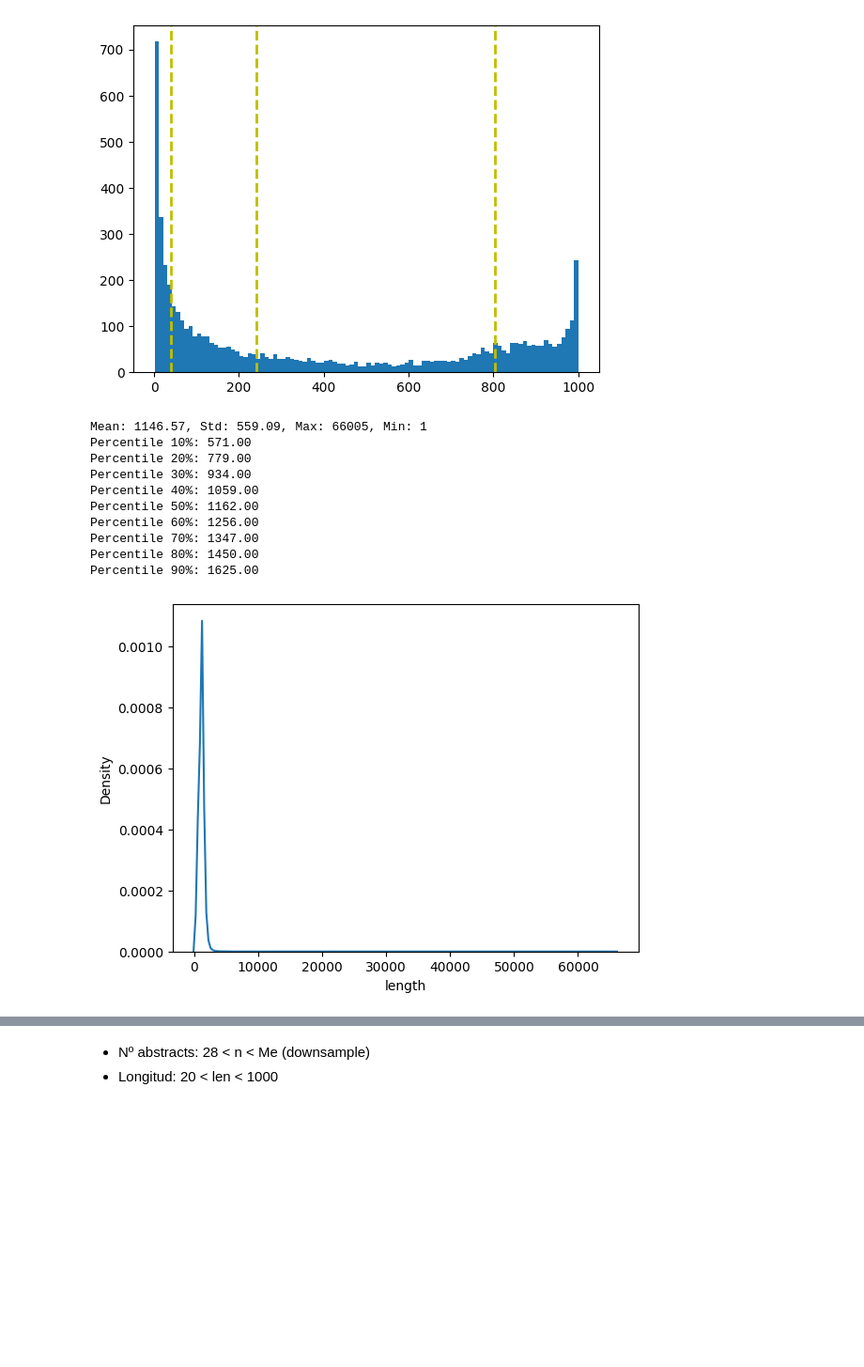
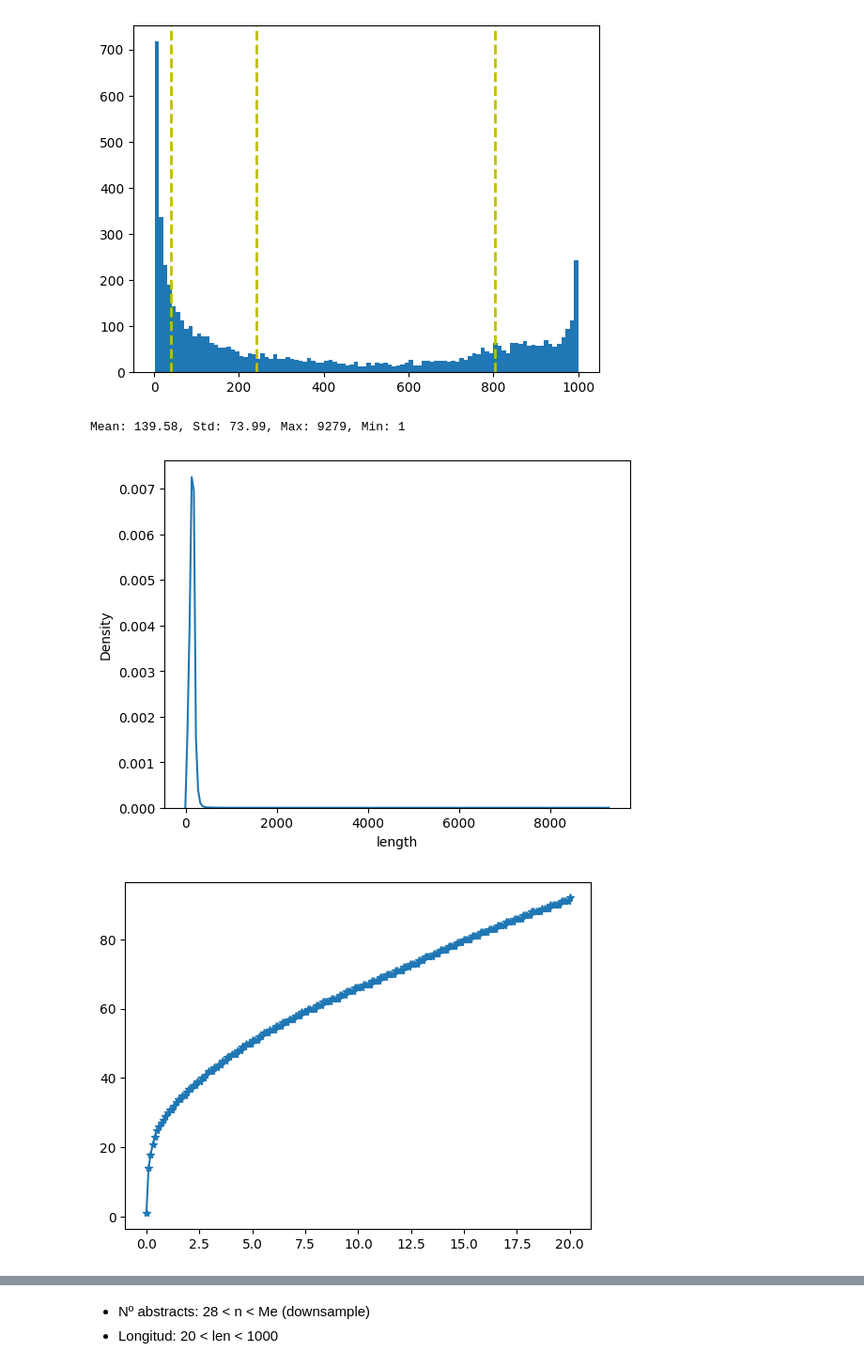
Before and after one commit to DgoMndez/DL-patogen-colab-DIIC, a Jupyter notebook: src/preprocessing/abstracts-sda.ipynb, the cells around one changed output, grey strips where cells are left out. Shown at 94% size. Cells and saved outputs as stored; diff of their text form; code cells hidden in the pictures; blank space fills up the shorter version.

```diff
--- a/src/preprocessing/abstracts-sda.ipynb
+++ b/src/preprocessing/abstracts-sda.ipynb
@@ -54,8 +54,8 @@ from sklearn.utils import resample
 # %%
 # 1. Load abstracts and index data
 
-NAME_ABSTRACTS = "abstracts-13-05-clean"
-NAME_INDEX = "index-13-05-clean"
+NAME_ABSTRACTS = "abstracts-22-05-clean"
+NAME_INDEX = "index-22-05-clean"
 NAME_PHEN = "phenotypes_nz_10"
 
 PATH_ABSTRACTS_CSV = PATH_ABSTRACTS + '/' + NAME_ABSTRACTS + ".csv"
@@ -138,31 +138,30 @@ for p in percentiles:
 # %%
 # Abstract length density
 
 import seaborn as sns
+import matplotlib.pyplot as plt
 
 sns.kdeplot(dfPapers['length'])
 mean = dfPapers['length'].mean()
 std = dfPapers['length'].std()
 max_ = dfPapers['length'].max()
 min_ = dfPapers['length'].min()
 
 print(f"Mean: {mean:.2f}, Std: {std:.2f}, Max: {max_}, Min: {min_}")
-percentiles = range(10, 100, 10)
+percentiles = np.linspace(0, 20, 200)
+v = []
 for p in percentiles:
     q = p/100
     y = (dfPapers['length'].quantile(q))
-    print(f"Percentile {p}%: {y:.2f}")
+    v.append(y)
+
+plt.show()
+
+plt.plot(percentiles,v, '-*')
+plt.show()
 
 # Upper length limit:
 # %% [output]
-Mean: 1146.57, Std: 559.09, Max: 66005, Min: 1
-Percentile 10%: 571.00
-Percentile 20%: 779.00
-Percentile 30%: 934.00
-Percentile 40%: 1059.00
-Percentile 50%: 1162.00
-Percentile 60%: 1256.00
-Percentile 70%: 1347.00
-Percentile 80%: 1450.00
-Percentile 90%: 1625.00
+Mean: 139.58, Std: 73.99, Max: 9279, Min: 1
-[figure, old version]
+[figure, new version]
+[figure, added]
```
Also changed, not shown: parts of 28 cells of this notebook, 1 other file.
